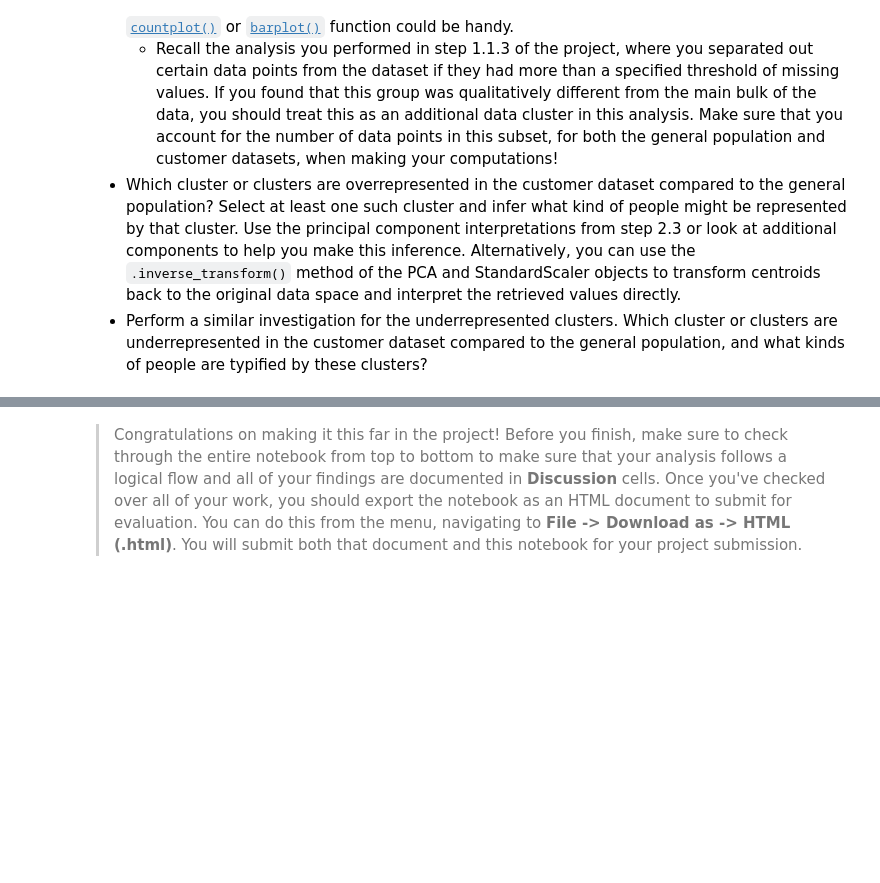
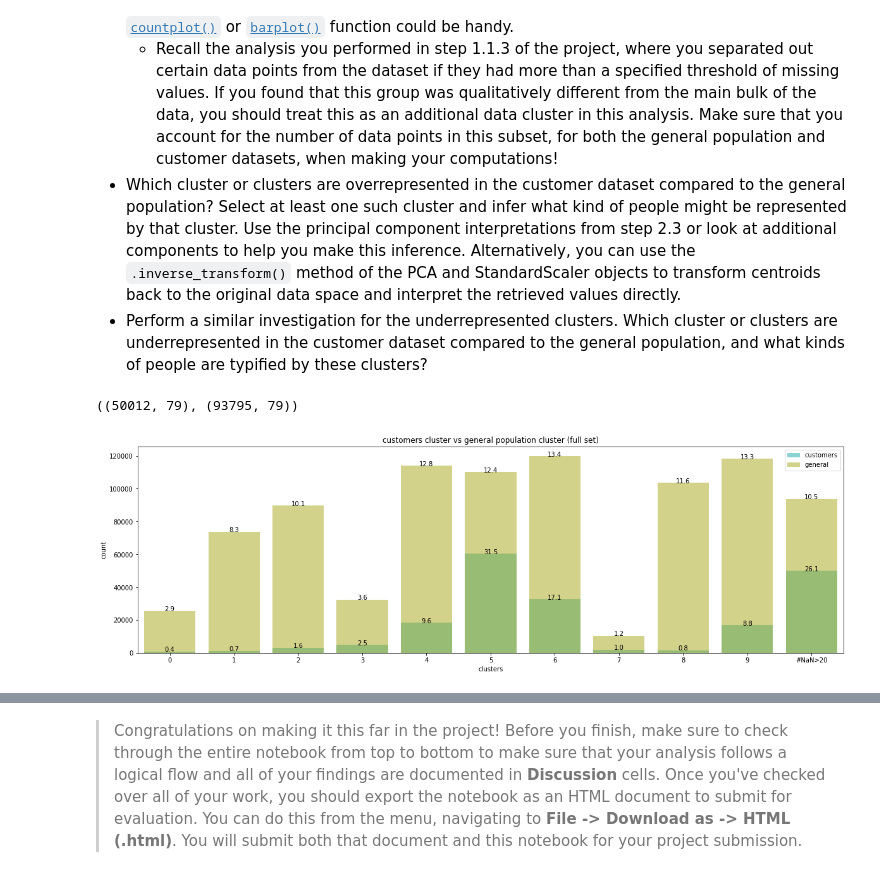
Before and after one commit to victorlifan/Identify-customer-segments-unsupervised-learning-project-, a Jupyter notebook: Identify_Customer_Segments.ipynb, the cells around one changed output, grey strips where cells are left out. Drawn from its saved outputs; the diff is of its cells as text; code cells hidden in the pictures; blank space fills up the shorter version.

```diff
--- a/Identify_Customer_Segments.ipynb
+++ b/Identify_Customer_Segments.ipynb
@@ -1180,0 +1173,11 @@ Take a look at the following points in this step:
+# %%
+customers_m.shape,azdias_m.shape
+# %% [output]
+((50012, 79), (93795, 79))
+# %%
+# comvert customer/general set records with more than 20 NaNs into a new cluster: 10
+cus_m20=np.repeat(10,customers_m.shape[0])
+gen_m20=np.repeat(10,azdias_m.shape[0])
+# append to original clustered array
+cus_full=np.append(cus_m20, customers_pre)
+gen_full=np.append(gen_m20, predictions)
@@ -1180,0 +1198,40 @@ Take a look at the following points in this step:
+# %%
+# Compare the proportion of data in each cluster for the customer data to the
+# proportion of data in each cluster for the general population.
+
+# function for plot both with and without Nans> 20 records
+def plotfuc(cus_full,gen_full):
+    # data prep
+    customer_cluster_por, customer_cluster_count=prep(cus_full)
+    gen_cluster_por, gen_cluster_count=prep(gen_full)
+
+
+    plt.figure(figsize=(20,6))
+    sns.countplot(cus_full,color='c',alpha=.5,label='customers')
+    locs,labels=plt.xticks()
+
+    # customer_cluster proportion text display
+    for cusloc, cuslabel in zip(locs,labels):
+        text_height= customer_cluster_count[cuslabel.get_text()]
+        text= round(customer_cluster_por[cuslabel.get_text()],1)
+        plt.text(x=cusloc,y =text_height, s=text, ha ='center')
+
+    # general_cluster proportion text display
+    sns.countplot(gen_full, color= 'y',alpha=.5, label='general')
+    for genloc, genlabel in zip(locs,labels):
+        text_height= gen_cluster_count[genlabel.get_text()]
+        text= round(gen_cluster_por[genlabel.get_text()],1)
+        plt.text(x=genloc,y =text_height, s=text, ha ='center')
+
+    plt.xticks(locs,['#NaN>20' if i ==10 else i for i in locs])
+    plt.legend(loc=0)
+    plt.xlabel('clusters')
+    if cus_full.shape[0]==191652 and gen_full.shape[0]==891221:
+        plt.title('customers cluster vs general population cluster (full set)')
+    else:
+        plt.title('customers cluster vs general population cluster (<20 NaNs set)')
+    plt.show();
+# %%
+plotfuc(cus_full,gen_full)
+# %% [output]
+[figure, added]
```
Also changed, not shown: parts of 23 cells of this notebook.
